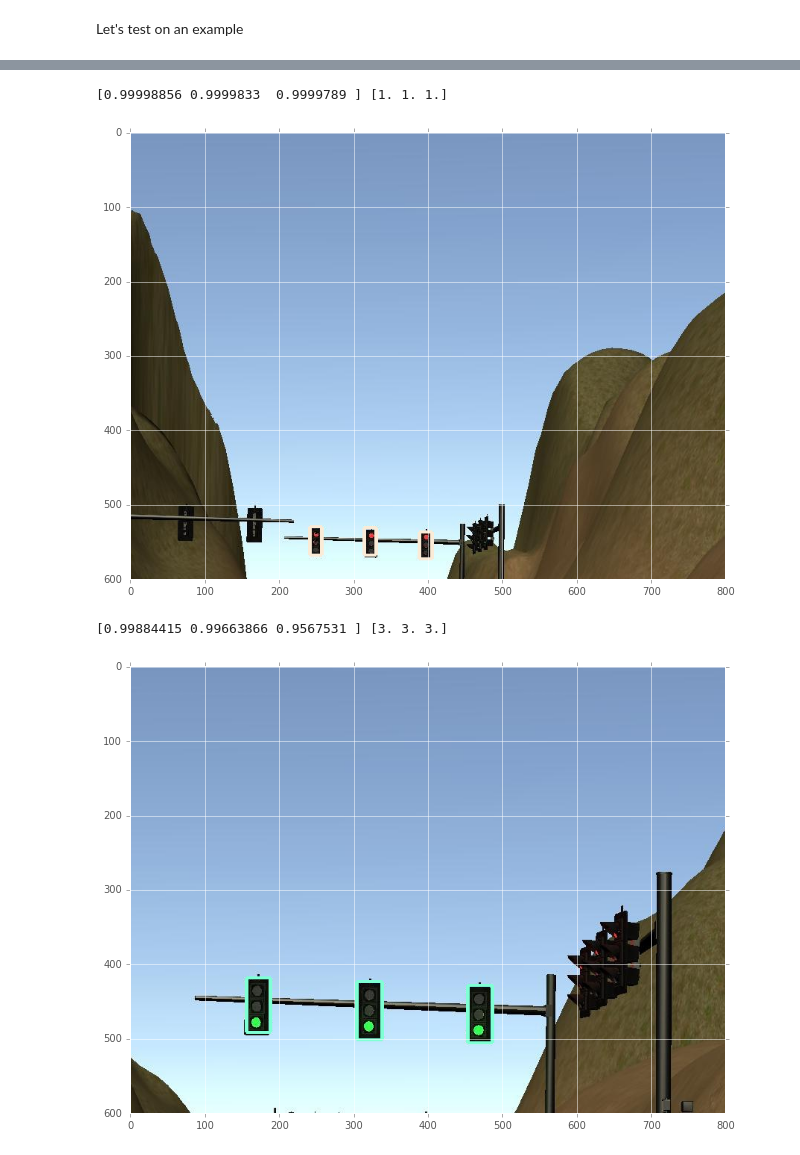
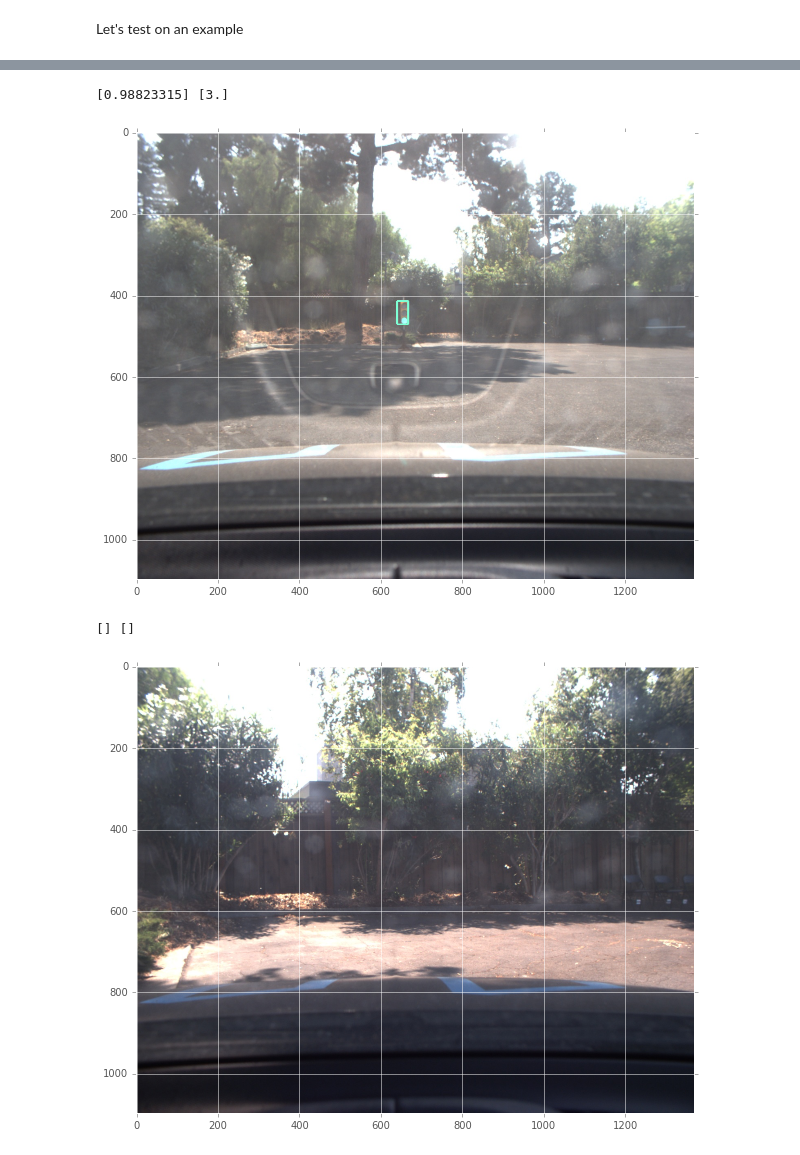
Before and after one commit to shreyanshbhatt/Capestone-project, a Jupyter notebook: deep_learning/Object_Detection_Notebook.ipynb, the cells around one changed output, grey strips where cells are left out. Drawn from its saved outputs; the diff is of its cells as text; code cells hidden in the pictures.

```diff
--- a/deep_learning/Object_Detection_Notebook.ipynb
+++ b/deep_learning/Object_Detection_Notebook.ipynb
@@ -203,7 +203,7 @@ Alright, let's get into SSD!
 In this part of the lab you'll detect objects using pretrained object detection models. You can download the pretrained models from the model zoo.
 # %%
 # Frozen inference graph files. NOTE: change the path to where you saved the models.
-SSD_GRAPH_FILE = 'models/frozen_graphs/sim_mobilenets_ssd_30k_epochs_frozen_inference_graph.pb'
+SSD_GRAPH_FILE = 'models/frozen_graphs/real_mobilenets_ssd_38k_epochs_frozen_inference_graph.pb'
 RFCN_GRAPH_FILE = 'rfcn_resnet101_coco_11_06_2017/frozen_inference_graph.pb'
 FASTER_RCNN_GRAPH_FILE = 'faster_rcnn_inception_resnet_v2_atrous_coco_11_06_2017/frozen_inference_graph.pb'
 # %% [markdown]
@@ -292,7 +292,7 @@ Let's test on an example
 # %%
 # Load a sample image.
 #image = Image.open('./assets/sample1.jpg')
-image = Image.open('./assets/sim_yellow_traffic_light.jpg')
+image = Image.open('./assets/real_yellow_traffic_light.jpg')
 image_np = np.expand_dims(np.asarray(image, dtype=np.uint8), 0)
 
 with tf.Session(graph=detection_graph) as sess:
@@ -305,7 +305,7 @@ with tf.Session(graph=detection_graph) as sess:
     scores = np.squeeze(scores)
     classes = np.squeeze(classes)
 
-    confidence_cutoff = 0.5
+    confidence_cutoff = 0.8
     # Filter boxes with a confidence score less than `confidence_cutoff`
     boxes, scores, classes = filter_boxes(confidence_cutoff, boxes, scores, classes)
     print scores, classes
@@ -326,5 +326,5 @@ with tf.Session(graph=detection_graph) as sess:
 # %%
-def detection_pipeline(img_path):
+def detection_pipeline(img_path, min_conf=0.8):
     image = Image.open(img_path)
     image_np = np.expand_dims(np.asarray(image, dtype=np.uint8), 0)
 
@@ -338,7 +338,7 @@ def detection_pipeline(img_path):
         scores = np.squeeze(scores)
         classes = np.squeeze(classes)
 
-        confidence_cutoff = 0.5
+        confidence_cutoff = min_conf
         # Filter boxes with a confidence score less than `confidence_cutoff`
         boxes, scores, classes = filter_boxes(confidence_cutoff, boxes, scores, classes)
         print scores, classes
@@ -356,10 +361,10 @@ def detection_pipeline(img_path):
 # %%
-detection_pipeline('./assets/sim_red_traffic_light.jpg')
+detection_pipeline('./assets/real_green_traffic_light.jpg')
 # %% [output]
-[0.99998856 0.9999833  0.9999789 ] [1. 1. 1.]
+[0.98823315] [3.]
-[figure, old version]
+[figure, new version]
 # %%
-detection_pipeline('./assets/sim_green_traffic_light.jpg')
+detection_pipeline('./assets/real_no_traffic_light.jpg')
 # %% [output]
-[0.99884415 0.99663866 0.9567531 ] [3. 3. 3.]
+[] []
-[figure, old version]
+[figure, new version]
```
Also changed, not shown: parts of 3 cells of this notebook, 1 other file.
